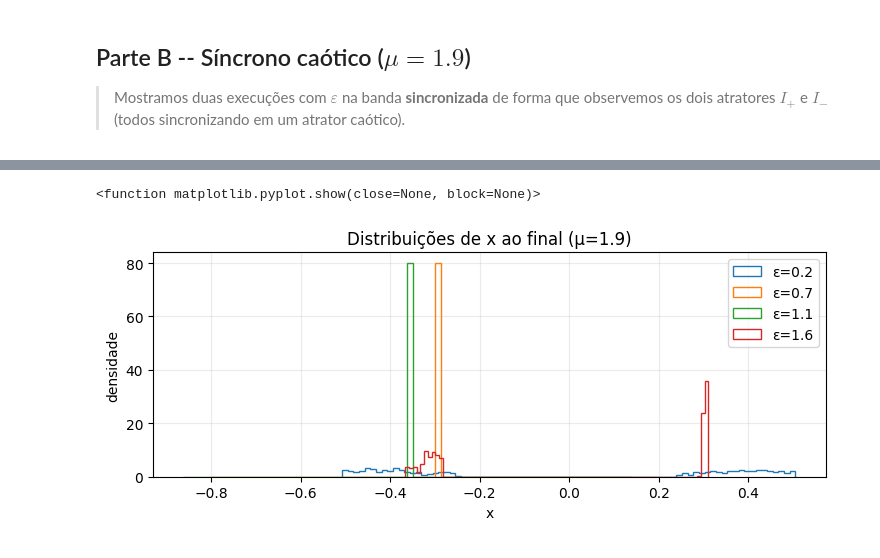
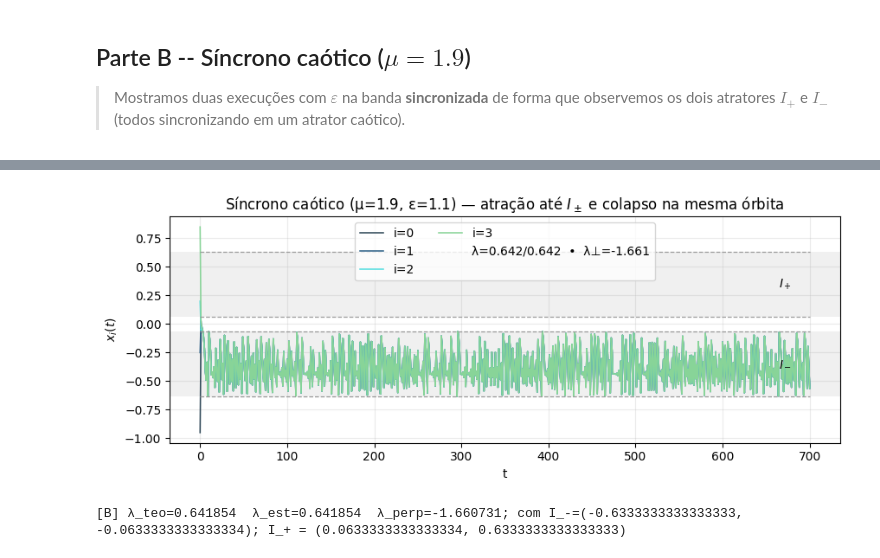
Before and after one commit to IgorStellet/Projeto_Final_Python_na_Fisica, a Jupyter notebook: notebooks/01_um_mapa_explorer.ipynb, the cells around one changed output, grey strips where cells are left out. Saved outputs shown, nothing was run; the diff lists cells and outputs as text; code cells hidden in the pictures.

```diff
--- a/notebooks/01_um_mapa_explorer.ipynb
+++ b/notebooks/01_um_mapa_explorer.ipynb
@@ -196,13 +154,50 @@ Estimativas por ε: {0.2: 0.6418538861723946, 0.7: 0.6418538861723946, 1.1: 0.64
-# %%
-# Histogramas finais de x para comparar regimes
-fig, ax = plt.subplots(figsize=(7.5,3.2))
-for eps, x in final_x.items():
-    ax.hist(x, bins=80, histtype='step', density=True, label=f"ε={eps}")
-ax.set_xlabel("x"); ax.set_ylabel("densidade")
-ax.set_title(f"Distribuições de x ao final (μ={MU})")
-ax.grid(alpha=0.25); ax.legend()
-fig.tight_layout(); fig.savefig(FIGS/"Hist_x_final_mu1.9.png", dpi=180);
-plt.show #plt.close(fig)
-# %% [output]
-<function matplotlib.pyplot.show(close=None, block=None)>
-[figure, removed]
+# %%
+# ----- Síncrono caótico (μ>1) -----
+MU = 1.9
+EPS_SC = 1.1            # dentro da banda (sincroniza)
+N = 512
+T = 700
+
+from gcm.maps import bistable_intervals
+i_minus, i_plus = bistable_intervals(MU)
+9
+def make_ic_far_from_attractors(N, seed=7):
+    rng = np.random.default_rng(seed)
+    x0 = rng.uniform(-1.0, 1.0, size=N)
+    # garanta alguns pontos “distantes” dos intervalos, para visual
+    x0[0] = -0.95   # bem negativo
+    x0[1] = -0.25   # miolo negativo
+    x0[2] =  0.20   # miolo positivo
+    x0[3] =  0.85   # bem positivo
+    return x0
+
+cfg_sc = Config(N=N, eps=EPS_SC, mu=MU, seed=1001)
+x0_sc = make_ic_far_from_attractors(N, seed=1001)
+trajB, sysB = run_track_including_initial(cfg_sc, x0=x0_sc, T=T)
+
+fig, ax = plt.subplots(figsize=(8.8, 3.6))
+colsB = ["#2f4858", "#33658a", "#55dde0", "#88d498"]
+for k, c in zip([0,1,2,3], colsB):
+    ax.plot(trajB[:, k], lw=1.15, color=c, label=f"i={k}")
+
+# Evidencia I_- e I_+ com linhas horizontais e sombreamento
+ax.hlines([i_minus[0], i_minus[1]], xmin=0, xmax=T, colors="#999999", linestyles="--", lw=0.9)
+ax.hlines([i_plus[0],  i_plus[1]],  xmin=0, xmax=T, colors="#999999", linestyles="--", lw=0.9)
+ax.axhspan(i_minus[0], i_minus[1], color="k", alpha=0.06, linewidth=0)
+ax.axhspan(i_plus[0],  i_plus[1],  color="k", alpha=0.06, linewidth=0)
+ax.text(T*0.97, np.mean(i_plus),  r"$I_+$", ha="right", va="center")
+ax.text(T*0.97, np.mean(i_minus), r"$I_-$", ha="right", va="center")
+
+# λs
+lam_teo, lam_est, lam_perp = lambdas(MU, EPS_SC, trajB[:, 0])
+info = Line2D([], [], color='none', label=rf"λ={lam_teo:.3f}/{lam_est:.3f}  •  λ⊥={lam_perp:.3f}")
+
+ax.set_title(rf"Síncrono caótico (μ={MU}, ε={EPS_SC}) — atração até $I_\pm$ e colapso na mesma órbita")
+ax.set_xlabel("t"); ax.set_ylabel(r"$x_i(t)$"); ax.grid(alpha=0.25)
+ax.legend(handles=[*ax.get_lines(), info], loc="best", ncol=2, frameon=True)
+
+fig.tight_layout(); fig.savefig(FIGS/"B_sync_caotico_sem_burn_Ipm.png", dpi=180); plt.show()
+print(f"[B] λ_teo={lam_teo:.6f}  λ_est={lam_est:.6f}  λ_perp={lam_perp:.6f}; com I_-={i_minus}; I_+ = {i_plus}")
+# %% [output]
+[figure, added]
+[B] λ_teo=0.641854  λ_est=0.641854  λ_perp=-1.660731; com I_-=(-0.6333333333333333, -0.0633333333333334); I_+ = (0.0633333333333334, 0.6333333333333333)
```
Also changed, not shown: parts of 17 cells of this notebook, 17 other files.
